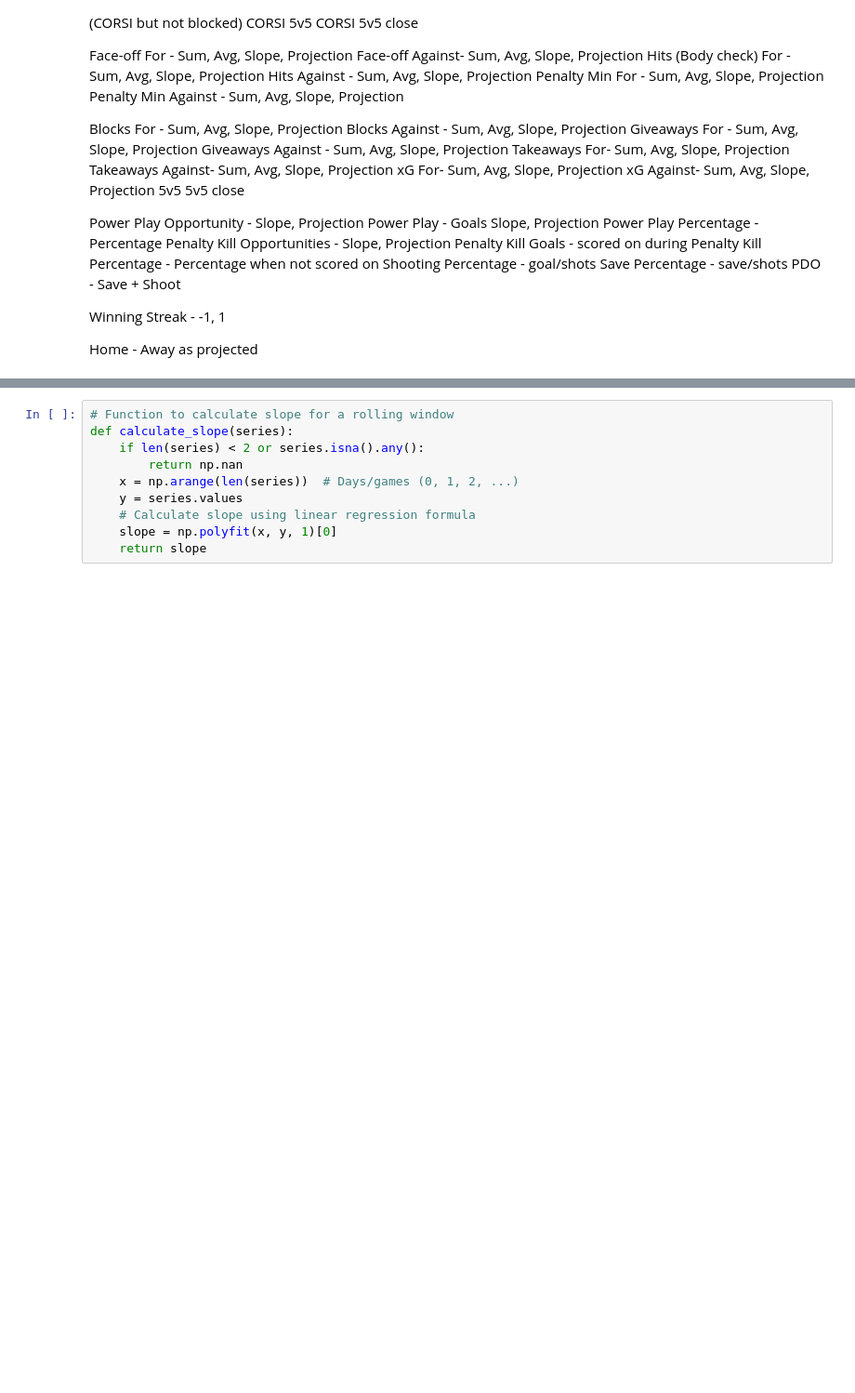
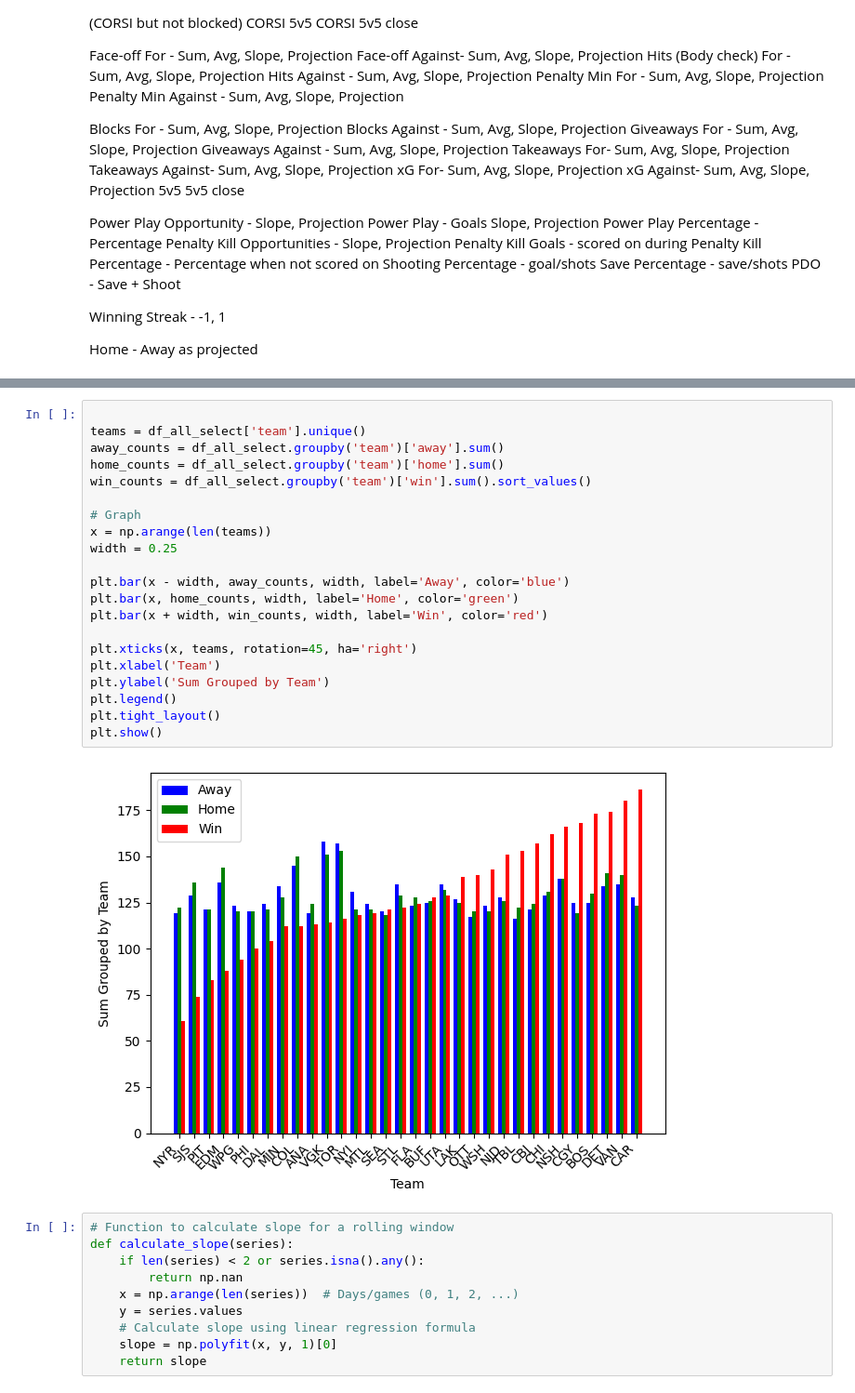
Before and after one commit to Rizzi7/NHL-Game-Prediction-CP322, a Jupyter notebook: notebooks/data_exploration.ipynb, the cells around one changed output, grey strips where cells are left out. Shown at 93% size. Cells and saved outputs as stored; diff of their text form; blank space fills up the shorter version.

```diff
--- a/notebooks/data_exploration.ipynb
+++ b/notebooks/data_exploration.ipynb
@@ -685,6 +690,29 @@ feature_cols = [
 
 # Select features
 df_all_select = df_all.loc[:, feature_cols]
+# %%
+
+teams = df_all_select['team'].unique()
+away_counts = df_all_select.groupby('team')['away'].sum()
+home_counts = df_all_select.groupby('team')['home'].sum()
+win_counts = df_all_select.groupby('team')['win'].sum().sort_values()
+
+# Graph
+x = np.arange(len(teams))
+width = 0.25
+
+plt.bar(x - width, away_counts, width, label='Away', color='blue')
+plt.bar(x, home_counts, width, label='Home', color='green')
+plt.bar(x + width, win_counts, width, label='Win', color='red')
+
+plt.xticks(x, teams, rotation=45, ha='right')
+plt.xlabel('Team')
+plt.ylabel('Sum Grouped by Team')
+plt.legend()
+plt.tight_layout()
+plt.show()
+# %% [output]
+[figure, added]
 # %%
 # Function to calculate slope for a rolling window
 def calculate_slope(series):
```
Also changed, not shown: parts of 11 cells of this notebook.
